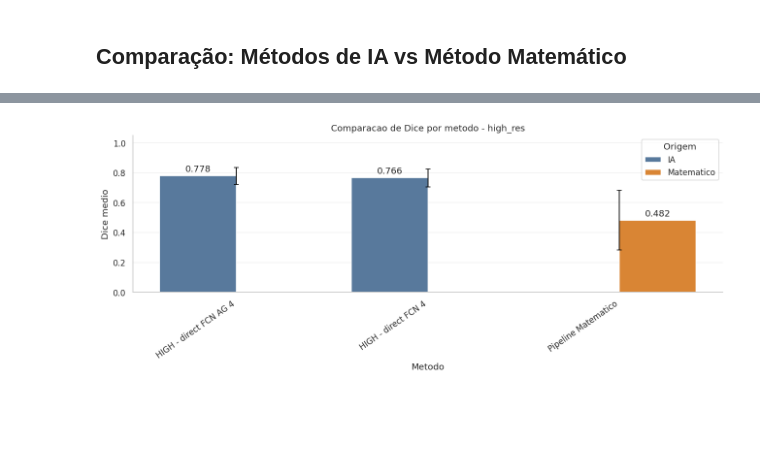
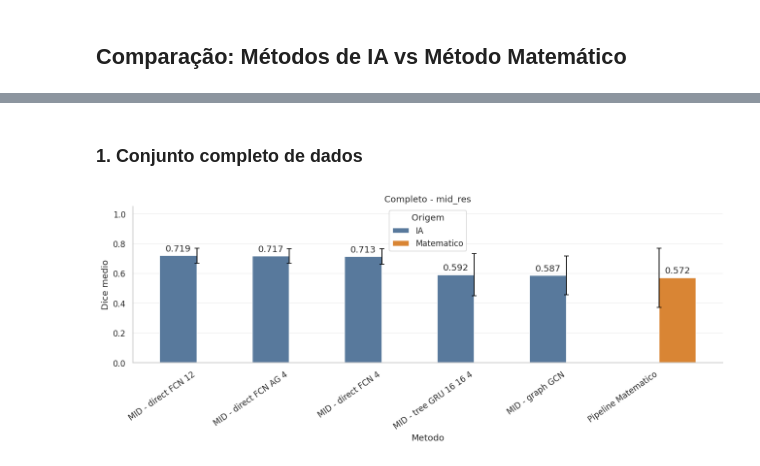
Before and after one commit to matheusssilva991/coronary-centerline-detection, a Jupyter notebook: src/eda/eda_tests.ipynb, the cells around one changed output, grey strips where cells are left out. Drawn from its saved outputs; the diff is of its cells as text; code cells hidden in the pictures; blank space fills up the shorter version.

Commit message:
feat: add tests comparação IA todos tipos

```diff
--- a/src/eda/eda_tests.ipynb
+++ b/src/eda/eda_tests.ipynb
@@ -45,11 +72,10 @@ VALID_SPLITS = ("train", "val", "test")
 # %% [markdown]
 ### Dados para comparação com métodos de IA
 # %%
-
-IA_RESULTS_BASE = Path("../output/ia_results")
+IA_RESULTS_BASE = REPO_ROOT / "output/ia_results"
 MATH_TEST_SUMMARY_PATHS = {
     resolution: {
-        split_name: Path(split_path) / f"ostios_{split_name}_summary.csv"
+        split_name: split_path / f"ostios_{split_name}_summary.csv"
         for split_name, split_path in split_paths.items()
         if split_name in VALID_SPLITS
     }
@@ -264,7 +290,26 @@ ax3 = viz.category.plot_validation_ostia_success(
 # %% [markdown]
 ## Comparação: Métodos de IA vs Método Matemático
 # %%
-if comparison_agg_df.empty:
-    raise ValueError("comparison_agg_df está vazio. Execute a célula de carregamento na seção 'Carregamento de dados'.")
+def display_comparison_scenario(
+    scenario_label,
+    scenario_math_df,
+    scenario_ia_df,
+    scenario_missing_math_files,
+    resolution,
+):
+    scenario_raw_df = pd.concat([scenario_ia_df, scenario_math_df], ignore_index=True)
+    scenario_agg_df = cmp.build_comparison_agg_df(scenario_raw_df)
 
-viz.comparison.plot_comparison_bar_by_resolution(comparison_agg_df, "mid_res")
+    if scenario_agg_df.empty:
+        viz.plot_comparison_bar_by_resolution(
+            scenario_agg_df,
+            resolution,
+            comparison_title=scenario_label,
+        )
+        return
+
+    viz.plot_comparison_bar_by_resolution(
+        scenario_agg_df,
+        resolution,
+        comparison_title=scenario_label,
+    )
@@ -273,7 +316,17 @@ viz.comparison.plot_comparison_bar_by_resolution(comparison_agg_df, "mid_res")
-# %%
-if comparison_agg_df.empty:
-    raise ValueError("comparison_agg_df está vazio. Execute a célula de carregamento na seção 'Carregamento de dados'.")
-
-viz.comparison.plot_comparison_bar_by_resolution(comparison_agg_df, "high_res")
-# %% [output]
-[figure, removed]
+# %% [markdown]
+### 1. Conjunto completo de dados
+# %%
+full_ia_df, full_math_df, full_missing_math_files = cmp.load_ostia_comparison_scenario(
+    ia_results_df,
+    MATH_TEST_SUMMARY_PATHS,
+    "full",
+)
+display_comparison_scenario(
+    "Completo",
+    full_math_df,
+    full_ia_df,
+    full_missing_math_files,
+    "mid_res",
+)
+# %% [output]
+[figure, added]
```
Also changed, not shown: parts of 21 cells of this notebook, 11 other files.
